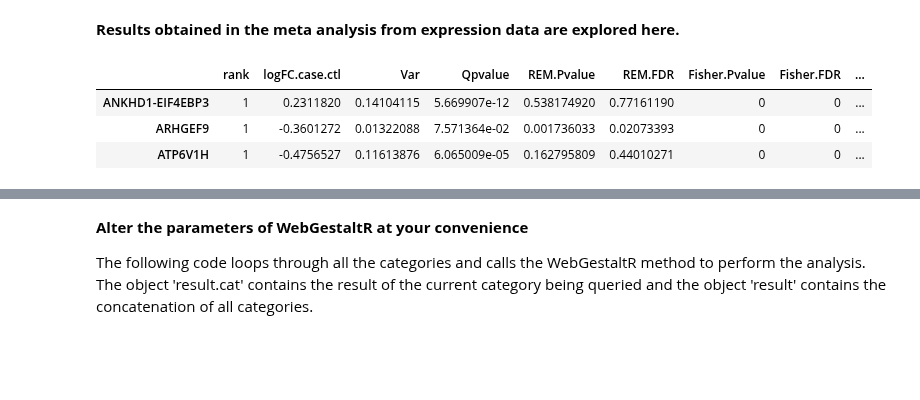
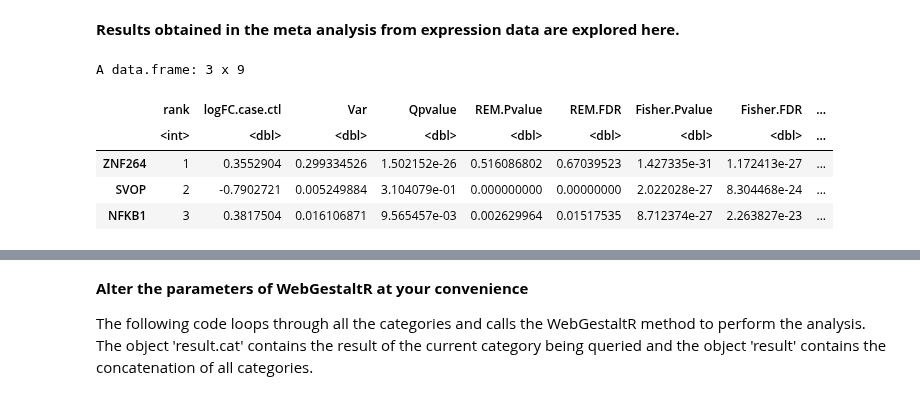
Before and after one commit to laumadmar/MOMIC_notebooks, a Jupyter notebook: Enrichment/enrichment_GOplots_template.ipynb, the cells around one changed output, grey strips where cells are left out. Saved outputs shown, nothing was run; the diff lists cells and outputs as text; code cells hidden in the pictures; blank space fills up the shorter version.

```diff
--- a/Enrichment/enrichment_GOplots_template.ipynb
+++ b/Enrichment/enrichment_GOplots_template.ipynb
@@ -13,13 +13,15 @@ suppressPackageStartupMessages(library(WebGestaltR))
 **Results obtained in the meta analysis from expression data are explored here.**
 # %%
 # get the dataset to explore
-meta.results<-read.table("/home/guess/MetaAnalysis/GeneExprMeta/meta_result_case-ctl")
+meta.results<-read.table("/mnt/data/MetaAnalysis/output/meta_result_case-ctl")
 head(meta.results,n=3)
 # %% [output]
+A data.frame: 3 x 9
 |  | rank | logFC.case.ctl | Var | Qpvalue | REM.Pvalue | REM.FDR | Fisher.Pvalue | Fisher.FDR | ... |
-| ANKHD1-EIF4EBP3 | 1 | 0.2311820 | 0.14104115 | 5.669907e-12 | 0.538174920 | 0.77161190 | 0 | 0 | ... |
-| ARHGEF9 | 1 | -0.3601272 | 0.01322088 | 7.571364e-02 | 0.001736033 | 0.02073393 | 0 | 0 | ... |
-| ATP6V1H | 1 | -0.4756527 | 0.11613876 | 6.065009e-05 | 0.162795809 | 0.44010271 | 0 | 0 | ... |
+|  | <int> | <dbl> | <dbl> | <dbl> | <dbl> | <dbl> | <dbl> | <dbl> | ... |
+| ZNF264 | 1 | 0.3552904 | 0.299334526 | 1.502152e-26 | 0.516086802 | 0.67039523 | 1.427335e-31 | 1.172413e-27 | ... |
+| SVOP | 2 | -0.7902721 | 0.005249884 | 3.104079e-01 | 0.000000000 | 0.00000000 | 2.022028e-27 | 8.304468e-24 | ... |
+| NFKB1 | 3 | 0.3817504 | 0.016106871 | 9.565457e-03 | 0.002629964 | 0.01517535 | 8.712374e-27 | 2.263827e-23 | ... |
 # %%
 # WebGestalt categories to be explored
 categories.database=c("geneontology_Biological_Process","geneontology_Cellular_Component","geneontology_Molecular_Function","pathway_KEGG","pathway_Wikipathway","pathway_Reactome","pathway_Panther")
```
Also changed, not shown: parts of 7 cells of this notebook, 1 other file.
